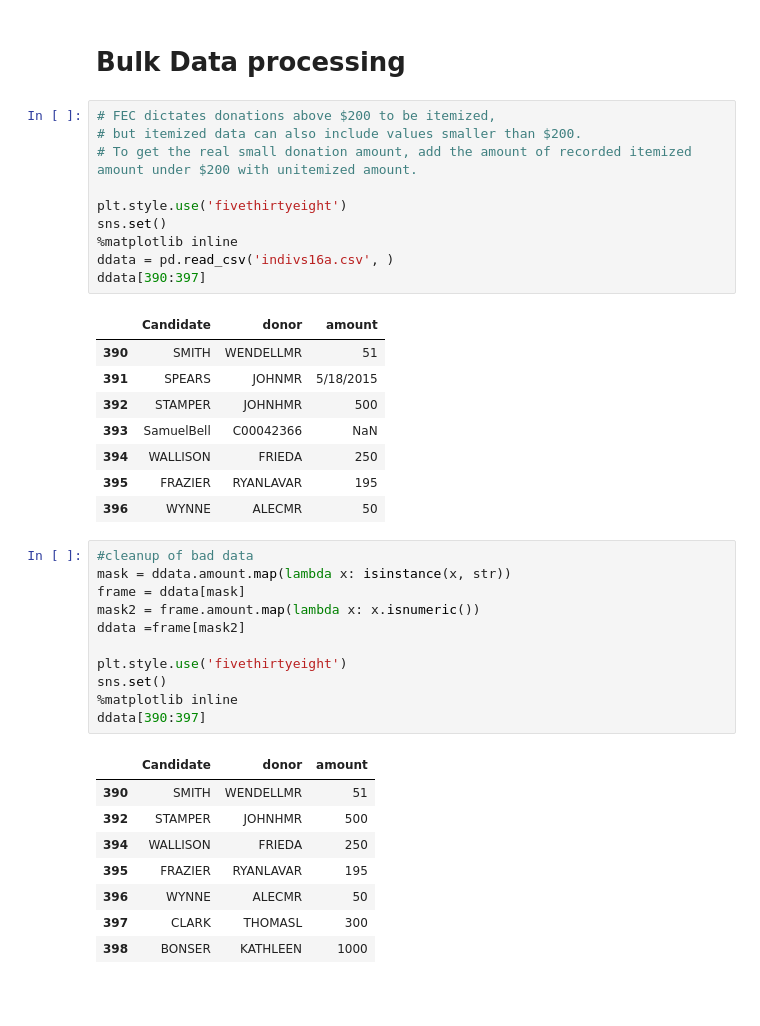
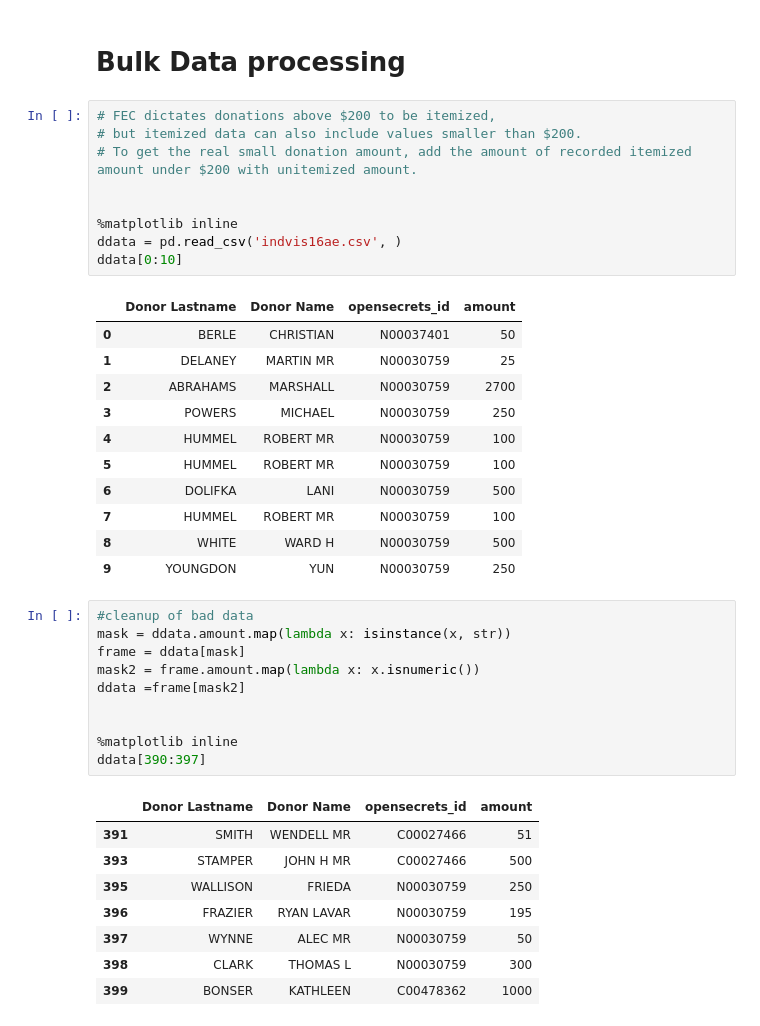
Before and after one commit to PoliticalComputerScience/CampaignFinance, a Jupyter notebook: PolarityVSmallDonations/Cvp.ipynb, the cells around one changed output. Saved outputs shown, nothing was run; the diff lists cells and outputs as text; blank space fills up the shorter version.

```diff
--- a/PolarityVSmallDonations/Cvp.ipynb
+++ b/PolarityVSmallDonations/Cvp.ipynb
@@ -42,22 +42,24 @@ ndata[1:10]
 # %%
 # FEC dictates donations above $200 to be itemized,
 # but itemized data can also include values smaller than $200.
 # To get the real small donation amount, add the amount of recorded itemized amount under $200 with unitemized amount.
 
-plt.style.use('fivethirtyeight')
-sns.set()
+
 %matplotlib inline
-ddata = pd.read_csv('indivs16a.csv', )
-ddata[390:397]
+ddata = pd.read_csv('indvis16ae.csv', )
+ddata[0:10]
 # %% [output]
-|  | Candidate | donor | amount |
-| 390 | SMITH | WENDELLMR | 51 |
-| 391 | SPEARS | JOHNMR | 5/18/2015 |
-| 392 | STAMPER | JOHNHMR | 500 |
-| 393 | SamuelBell | C00042366 | NaN |
-| 394 | WALLISON | FRIEDA | 250 |
-| 395 | FRAZIER | RYANLAVAR | 195 |
-| 396 | WYNNE | ALECMR | 50 |
+|  | Donor Lastname | Donor Name | opensecrets_id | amount |
+| 0 | BERLE | CHRISTIAN | N00037401 | 50 |
+| 1 | DELANEY | MARTIN MR | N00030759 | 25 |
+| 2 | ABRAHAMS | MARSHALL | N00030759 | 2700 |
+| 3 | POWERS | MICHAEL | N00030759 | 250 |
+| 4 | HUMMEL | ROBERT MR | N00030759 | 100 |
+| 5 | HUMMEL | ROBERT MR | N00030759 | 100 |
+| 6 | DOLIFKA | LANI | N00030759 | 500 |
+| 7 | HUMMEL | ROBERT MR | N00030759 | 100 |
+| 8 | WHITE | WARD H | N00030759 | 500 |
+| 9 | YOUNGDON | YUN | N00030759 | 250 |
 # %%
 #cleanup of bad data
 mask = ddata.amount.map(lambda x: isinstance(x, str))
@@ -65,19 +67,18 @@ frame = ddata[mask]
 mask2 = frame.amount.map(lambda x: x.isnumeric())
 ddata =frame[mask2]
 
-plt.style.use('fivethirtyeight')
-sns.set()
+
 %matplotlib inline
 ddata[390:397]
 # %% [output]
-|  | Candidate | donor | amount |
-| 390 | SMITH | WENDELLMR | 51 |
-| 392 | STAMPER | JOHNHMR | 500 |
-| 394 | WALLISON | FRIEDA | 250 |
-| 395 | FRAZIER | RYANLAVAR | 195 |
-| 396 | WYNNE | ALECMR | 50 |
-| 397 | CLARK | THOMASL | 300 |
-| 398 | BONSER | KATHLEEN | 1000 |
+|  | Donor Lastname | Donor Name | opensecrets_id | amount |
+| 391 | SMITH | WENDELL MR | C00027466 | 51 |
+| 393 | STAMPER | JOHN H MR | C00027466 | 500 |
+| 395 | WALLISON | FRIEDA | N00030759 | 250 |
+| 396 | FRAZIER | RYAN LAVAR | N00030759 | 195 |
+| 397 | WYNNE | ALEC MR | N00030759 | 50 |
+| 398 | CLARK | THOMAS L | N00030759 | 300 |
+| 399 | BONSER | KATHLEEN | C00478362 | 1000 |
 # %%
 #getting data smaller than 200
 amount = ddata.amount.map(lambda x: int(x))
```
Also changed, not shown: parts of 7 cells of this notebook, 5 other files.
